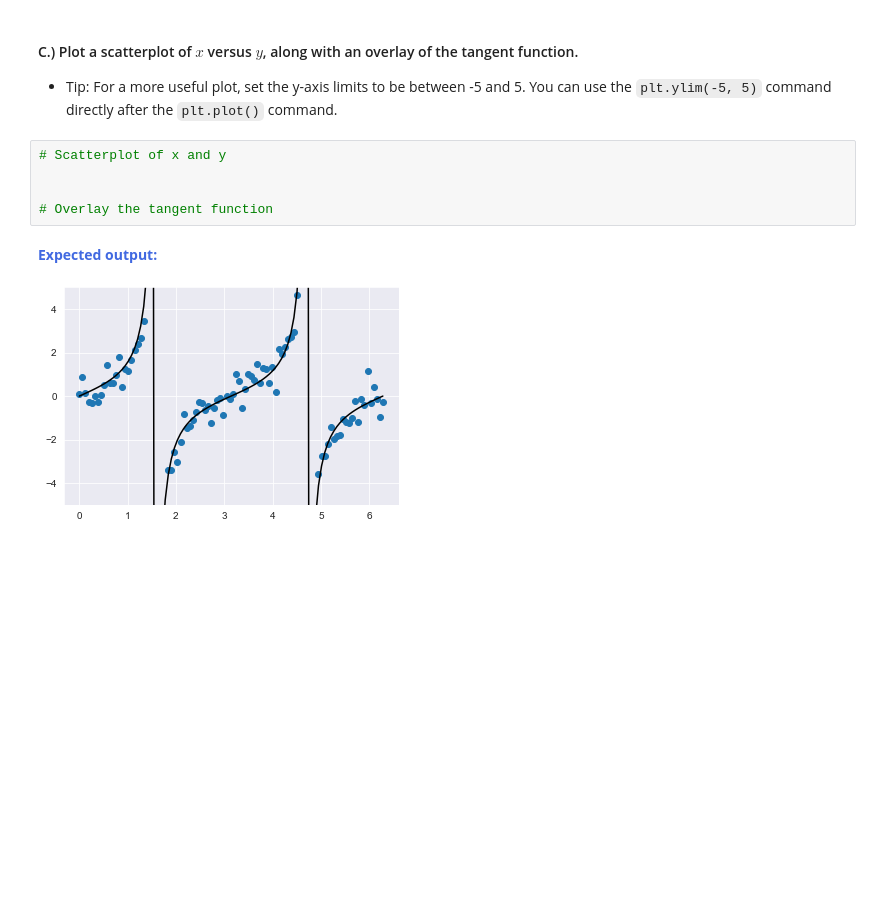
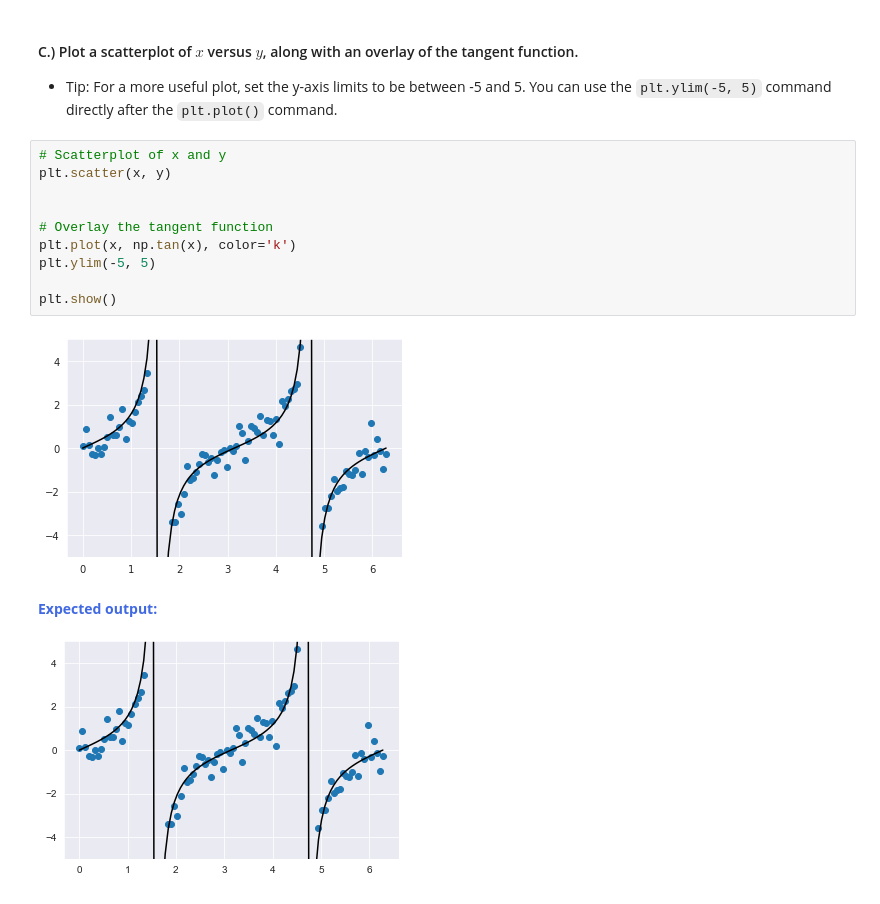
Before and after one commit to cedricsoares/elite_data_science, a Jupyter notebook: 1 - Workbook - Fake It Til You Make It (Simulations).ipynb, the cells around one changed output. Saved outputs shown, nothing was run; the diff lists cells and outputs as text; blank space fills up the shorter version.

```diff
--- a/1 - Workbook - Fake It Til You Make It (Simulations).ipynb
+++ b/1 - Workbook - Fake It Til You Make It (Simulations).ipynb
@@ -276,9 +276,16 @@ print(y[:5])
 * Tip: For a more useful plot, set the y-axis limits to be between -5 and 5. You can use the <code>plt.ylim(-5, 5)</code> command directly after the <code>plt.plot()</code> command.
 # %%
 # Scatterplot of x and y
+plt.scatter(x, y)
 
 
 # Overlay the tangent function
+plt.plot(x, np.tan(x), color='k')
+plt.ylim(-5, 5)
+
+plt.show()
+# %% [output]
+[figure, added]
 # %% [markdown]
 <strong style="color:RoyalBlue">Expected output:</strong>
 
```
Also changed, not shown: parts of 13 cells of this notebook, 1 other file.
